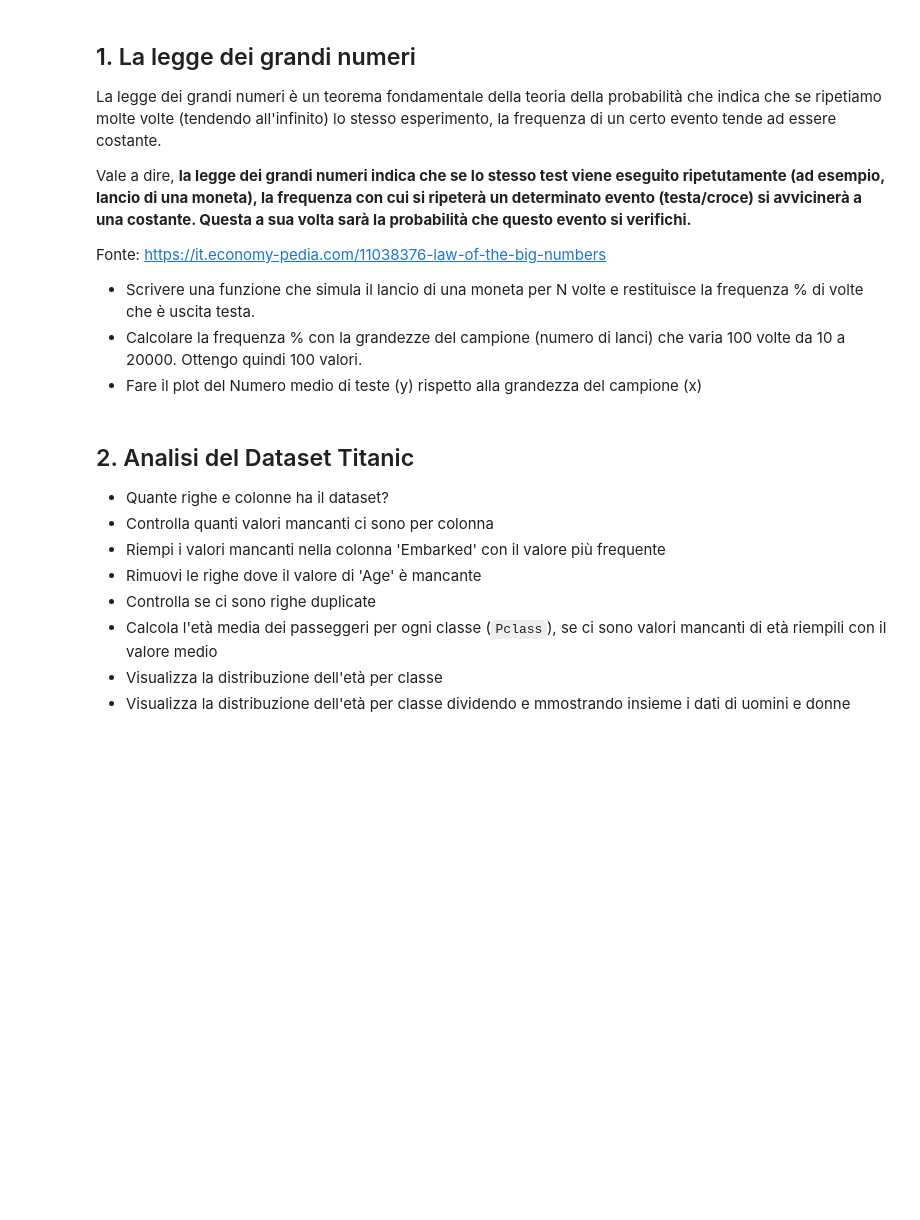
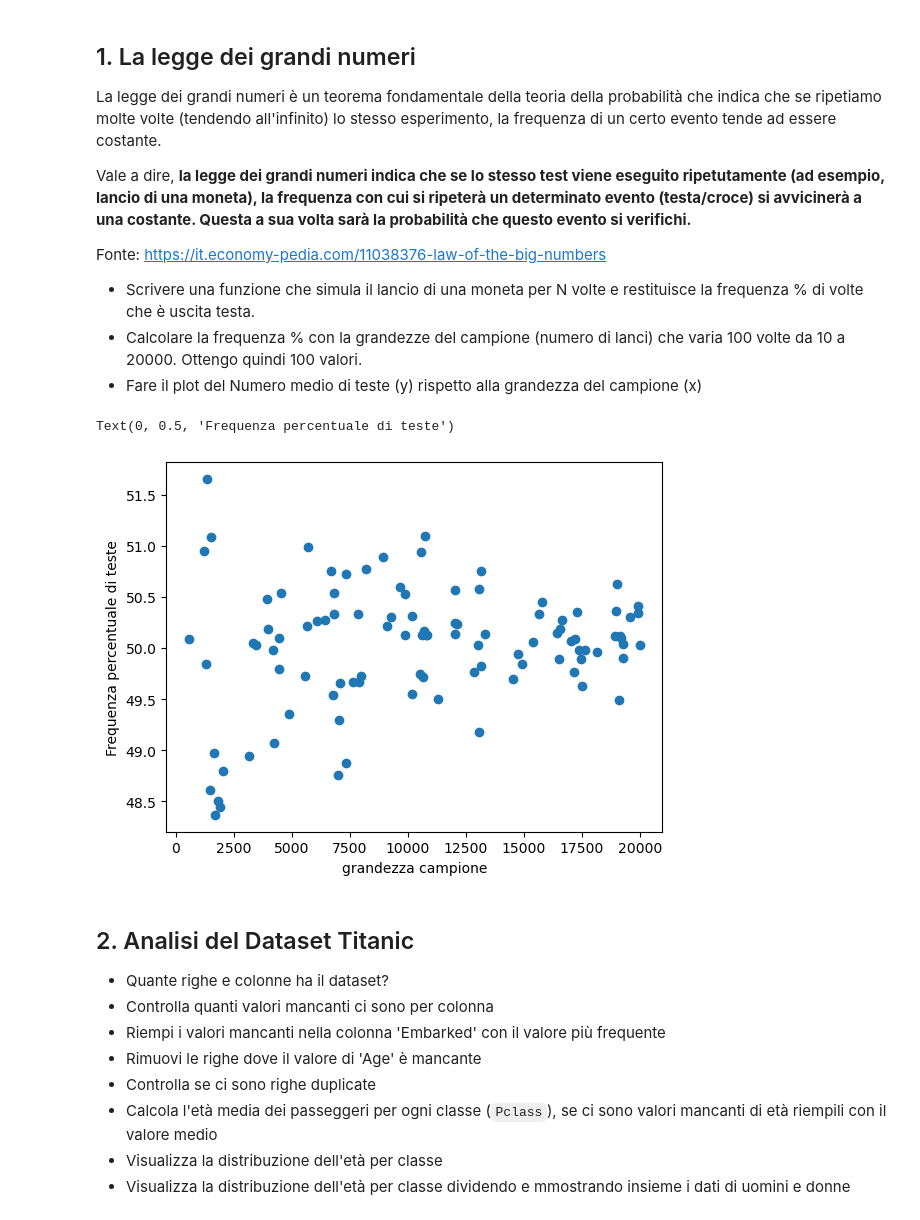
Before and after one commit to Suezooo/LabProgrammazione2, a Jupyter notebook: esercizi/4_Esercizi_lez_4.ipynb, the cells around one changed output. Cells and saved outputs as stored; diff of their text form; code cells hidden in the pictures; blank space fills up the shorter version.

```diff
--- a/esercizi/4_Esercizi_lez_4.ipynb
+++ b/esercizi/4_Esercizi_lez_4.ipynb
@@ -10,6 +10,29 @@ Fonte: https://it.economy-pedia.com/11038376-law-of-the-big-numbers
 - Scrivere una funzione che simula il lancio di una moneta per N volte e restituisce la frequenza % di volte che è uscita testa.
 - Calcolare la frequenza % con la grandezze del campione (numero di lanci) che varia 100 volte da 10 a 20000. Ottengo quindi 100 valori.
 - Fare il plot del Numero medio di teste (y) rispetto alla grandezza del campione (x)
+# %%
+import numpy as np
+import random
+import matplotlib.pyplot as plt
+def lancioMoneta(n):
+    # t = testa
+    # c = croce
+    lanci = np.random.choice(["t","c"],n,True,p=[0.5,0.5])
+    return (len(lanci[lanci == "t"])/n)*100
+
+test = []
+campione = []
+for i in range(100):
+    a = random.randint(10,20000)
+    campione.append(a)
+    test.append(lancioMoneta(a))
+
+plt.scatter(campione,test)
+plt.xlabel("grandezza campione")
+plt.ylabel("Frequenza percentuale di teste")
+# %% [output]
+Text(0, 0.5, 'Frequenza percentuale di teste')
+[figure, added]
 # %% [markdown]
 ## 2. Analisi del Dataset Titanic
 - Quante righe e colonne ha il dataset?
```
